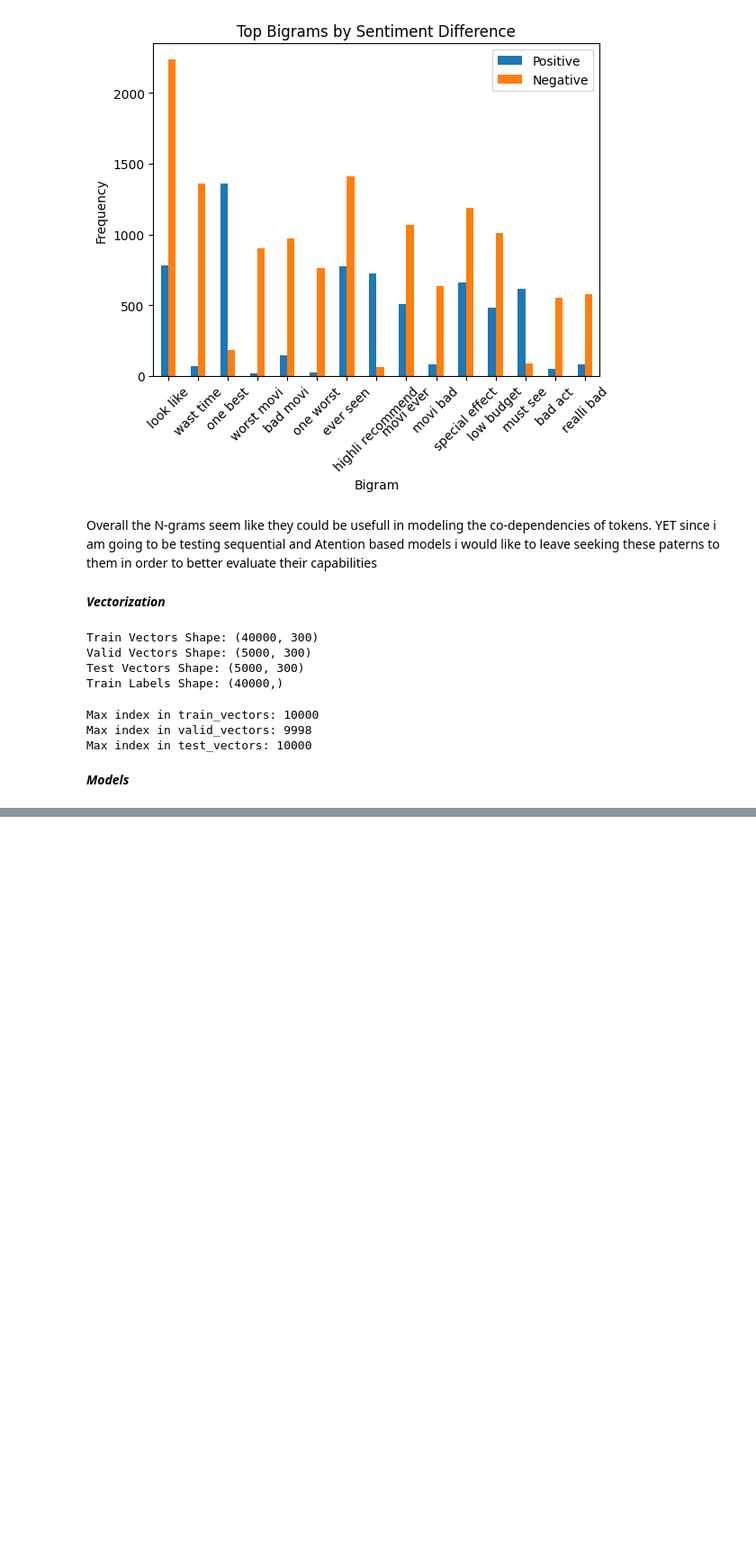
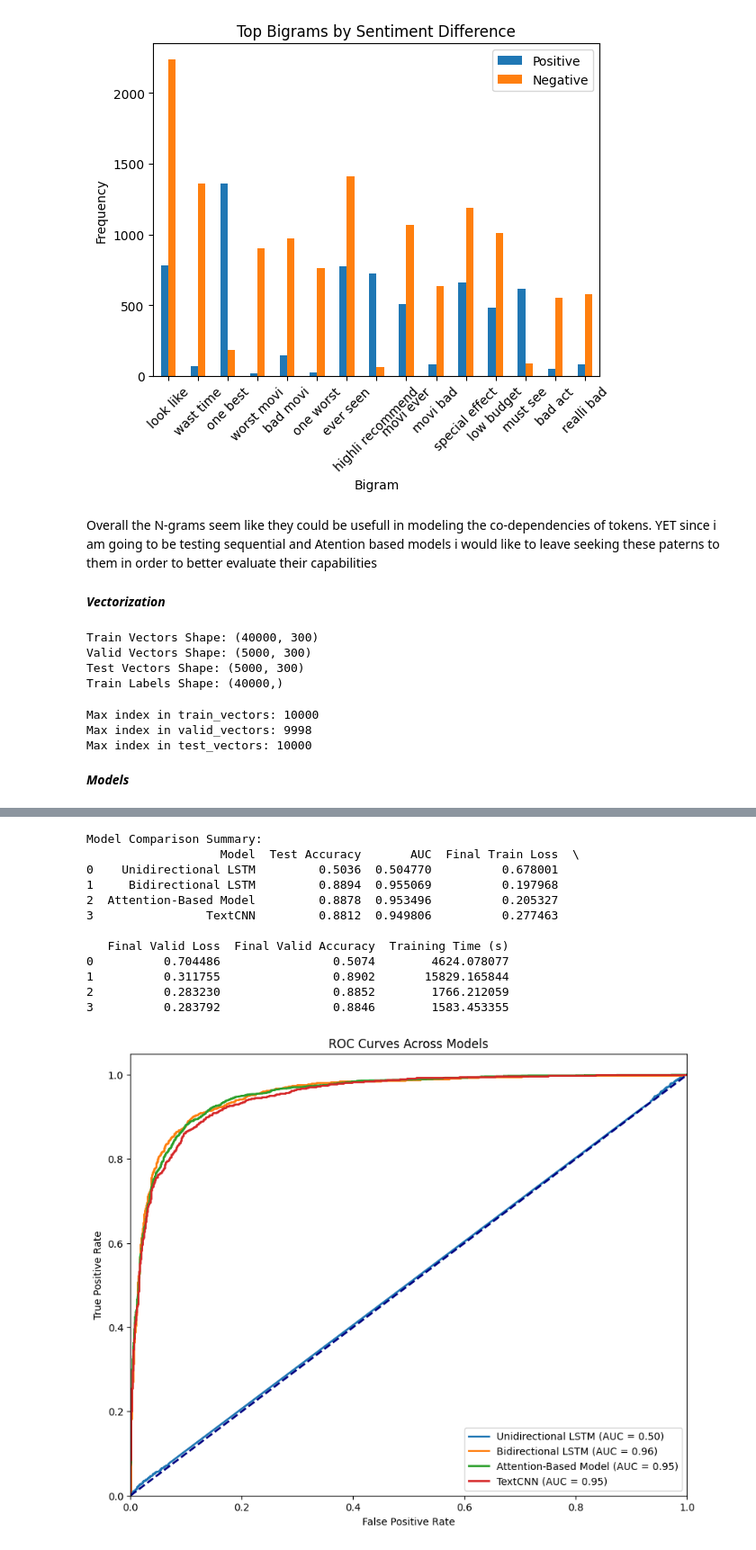
Before and after one commit to Mikolaj-MLP/NLP-Sentiment-IMDB-reviews, a Jupyter notebook: Sentiment_Analysis_Notebook.ipynb, the cells around one changed output, grey strips where cells are left out. Shown at 90% size. Saved outputs shown, nothing was run; the diff lists cells and outputs as text; code cells hidden in the pictures; blank space fills up the shorter version.

Commit message:
Model_outputs

```diff
--- a/Sentiment_Analysis_Notebook.ipynb
+++ b/Sentiment_Analysis_Notebook.ipynb
@@ -446,10 +446,8 @@ models = [
 for model_name, model in models:
     print(f"\nTraining {model_name}")
     start_time = time.time()
-    trainer = Trainer(model, train_loader, valid_loader, test_loader)
+    trainer = Trainer(model, train_loader, valid_loader, test_loader, patience = 5, epochs= 15, lr = 0.001)
     trainer.train()
     end_time = time.time()
     train_losses, valid_losses, valid_accuracies, all_labels, all_preds, all_probs = trainer.get_metrics()
     comparator.add_model(model_name, train_losses, valid_losses, valid_accuracies, all_labels, all_preds, all_probs, end_time - start_time)
-
-comparator.plot_all()
@@ -455,0 +507,16 @@ comparator.plot_all()
+# %%
+summary_table=comparator.plot_all()
+# %% [output]
+Model Comparison Summary:
+                   Model  Test Accuracy       AUC  Final Train Loss  \
+0    Unidirectional LSTM         0.5036  0.504770          0.678001
+1     Bidirectional LSTM         0.8894  0.955069          0.197968
+2  Attention-Based Model         0.8878  0.953496          0.205327
+3                TextCNN         0.8812  0.949806          0.277463
+
+   Final Valid Loss  Final Valid Accuracy  Training Time (s)
+0          0.704486                0.5074        4624.078077
+1          0.311755                0.8902       15829.165844
+2          0.283230                0.8852        1766.212059
+3          0.283792                0.8846        1583.453355
+[figure, added]
```
Also changed, not shown: parts of 5 cells of this notebook.
